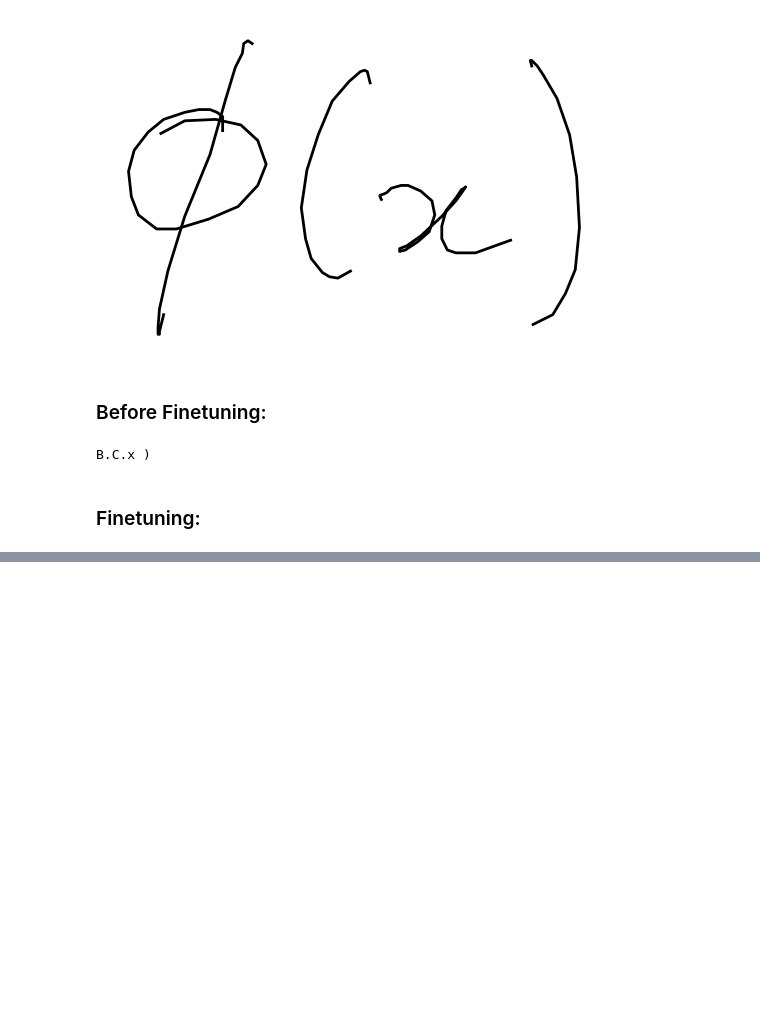
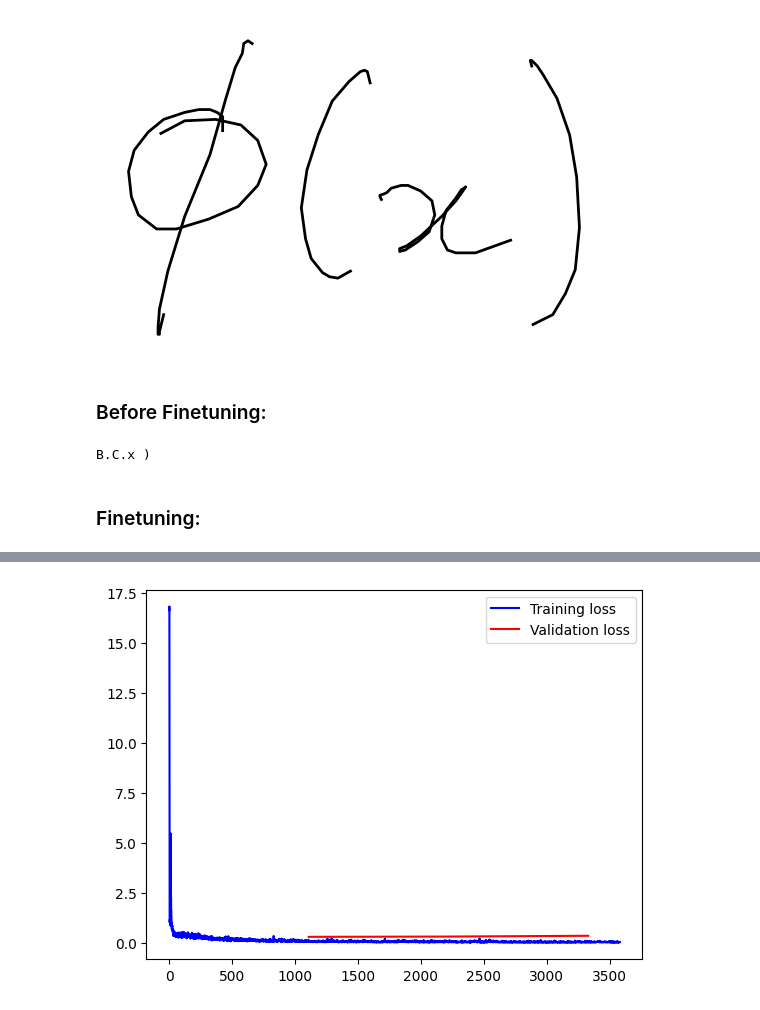
Before and after one commit to leonlenk/LaTeX_OCR, a Jupyter notebook: scripts/TrOCR.ipynb, the cells around one changed output, grey strips where cells are left out. Drawn from its saved outputs; the diff is of its cells as text; code cells hidden in the pictures; blank space fills up the shorter version.

```diff
--- a/scripts/TrOCR.ipynb
+++ b/scripts/TrOCR.ipynb
@@ -168,0 +172,9 @@ Validation loss: 0.28538521561476826
+# %%
+import seaborn as sns
+import matplotlib.pyplot as plt
+sns.lineplot(data = history, color = "blue", label = "Training loss")
+sns.lineplot(x = val_timesteps, y = val_history, color = "red", label = "Validation loss")
+plt.legend()
+plt.show()
+# %% [output]
+[figure, added]
```
Also changed, not shown: parts of 4 cells of this notebook, 7 other files.
